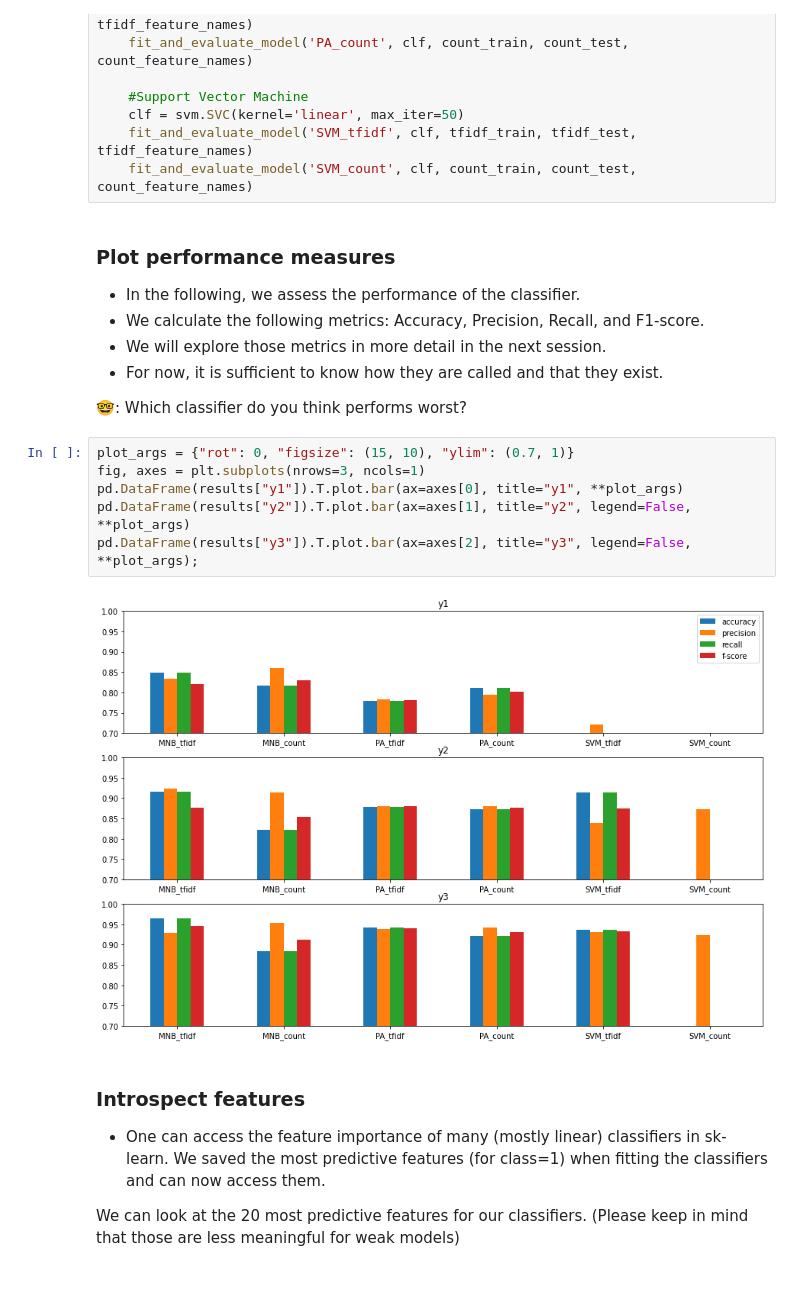
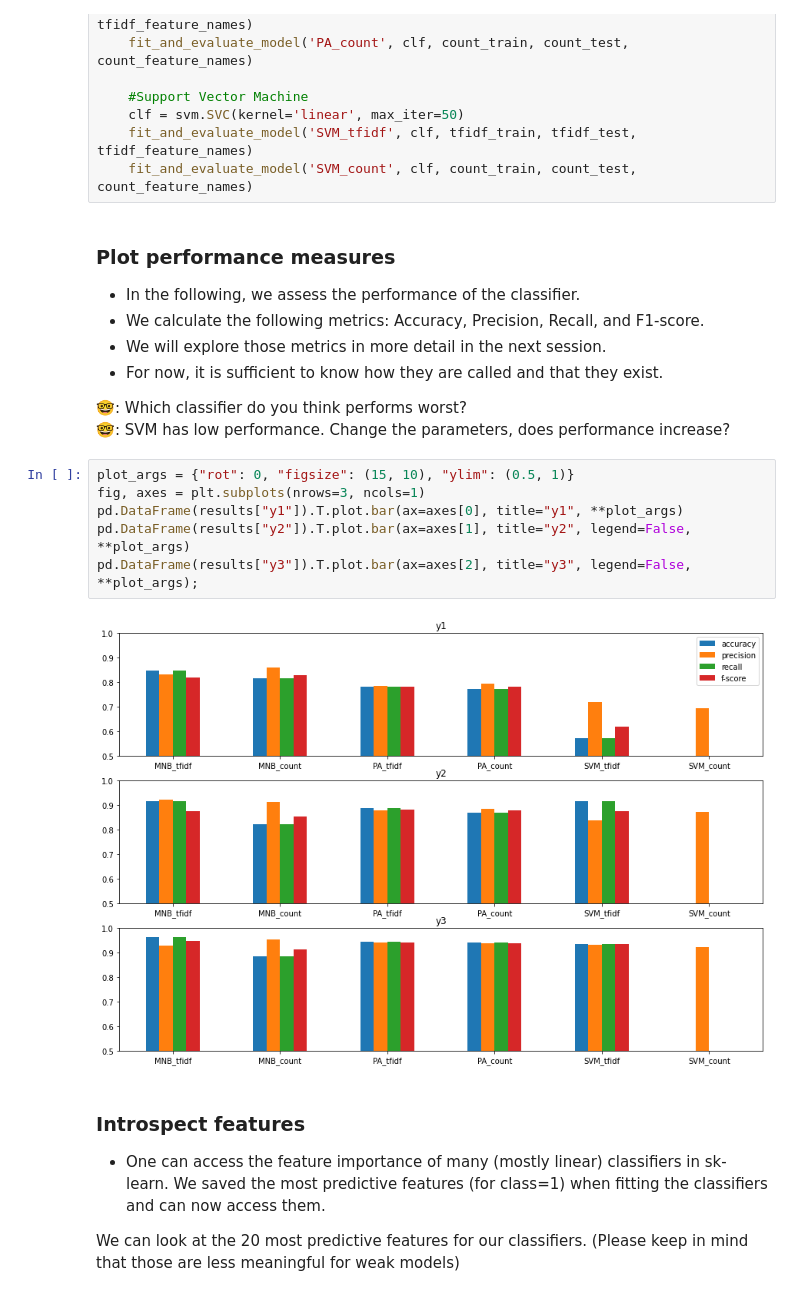
Before and after one commit to carinahausladen/SS_JGU_21_ML, a Jupyter notebook: Session_2/tax_risk.ipynb, the cells around one changed output. Saved outputs shown, nothing was run; the diff lists cells and outputs as text.

```diff
--- a/Session_2/tax_risk.ipynb
+++ b/Session_2/tax_risk.ipynb
@@ -468,14 +469,15 @@ for y in ['y1', 'y2', 'y3']:
 - For now, it is sufficient to know how they are called and that they exist.
 
 🤓: Which classifier do you think performs worst?
+🤓: SVM has low performance. Change the parameters, does performance increase?
 # %%
-plot_args = {"rot": 0, "figsize": (15, 10), "ylim": (0.7, 1)}
+plot_args = {"rot": 0, "figsize": (15, 10), "ylim": (0.5, 1)}
 fig, axes = plt.subplots(nrows=3, ncols=1)
 pd.DataFrame(results["y1"]).T.plot.bar(ax=axes[0], title="y1", **plot_args)
 pd.DataFrame(results["y2"]).T.plot.bar(ax=axes[1], title="y2", legend=False, **plot_args)
 pd.DataFrame(results["y3"]).T.plot.bar(ax=axes[2], title="y3", legend=False, **plot_args);
 # %% [output]
-[figure, old version]
+[figure, new version]
 # %% [markdown]
 ### Introspect features
 
```
Also changed, not shown: parts of 18 cells of this notebook, 25 other files.
